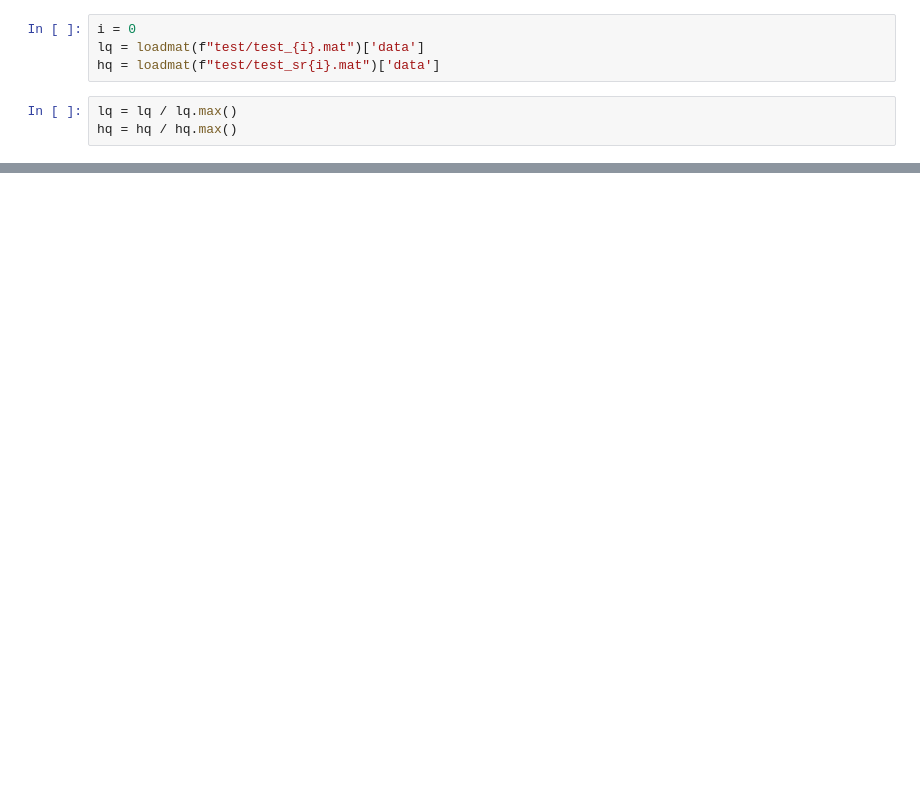
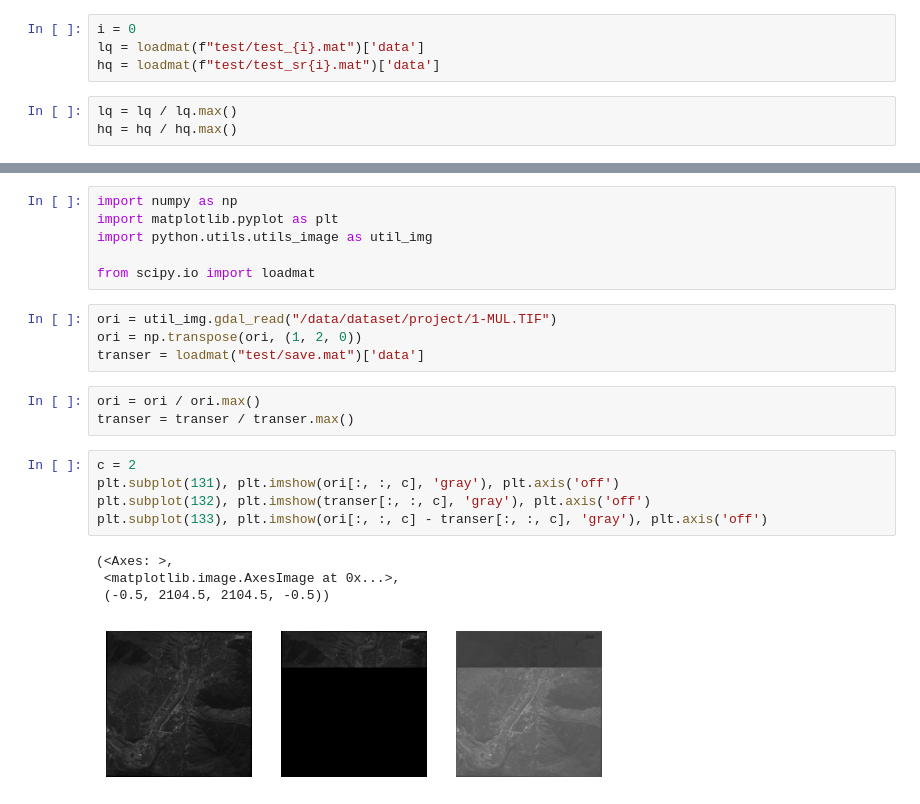
Before and after one commit to HLImg/py2cpp, a Jupyter notebook: debug.ipynb, the cells around one changed output, grey strips where cells are left out. Cells and saved outputs as stored; diff of their text form; blank space fills up the shorter version.

```diff
--- a/debug.ipynb
+++ b/debug.ipynb
@@ -33,0 +23,23 @@ plt.imshow(hq[:500, :500])
+# %%
+import numpy as np
+import matplotlib.pyplot as plt
+import python.utils.utils_image as util_img
+
+from scipy.io import loadmat
+# %%
+ori = util_img.gdal_read("/data/dataset/project/1-MUL.TIF")
+ori = np.transpose(ori, (1, 2, 0))
+transer = loadmat("test/save.mat")['data']
+# %%
+ori = ori / ori.max()
+transer = transer / transer.max()
+# %%
+c = 2
+plt.subplot(131), plt.imshow(ori[:, :, c], 'gray'), plt.axis('off')
+plt.subplot(132), plt.imshow(transer[:, :, c], 'gray'), plt.axis('off')
+plt.subplot(133), plt.imshow(ori[:, :, c] - transer[:, :, c], 'gray'), plt.axis('off')
+# %% [output]
+(<Axes: >,
+ <matplotlib.image.AxesImage at 0x...>,
+ (-0.5, 2104.5, 2104.5, -0.5))
+[figure, added]
```
Also changed, not shown: parts of 3 cells of this notebook, 4 other files.
